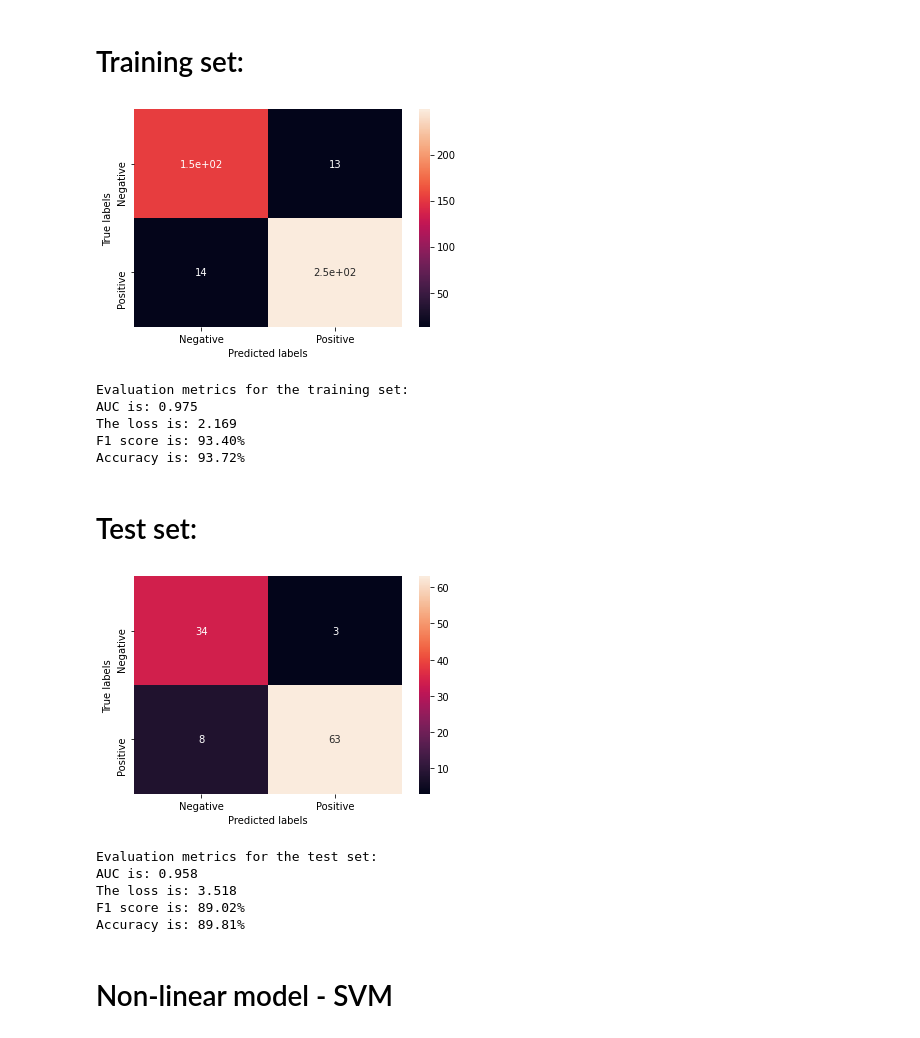
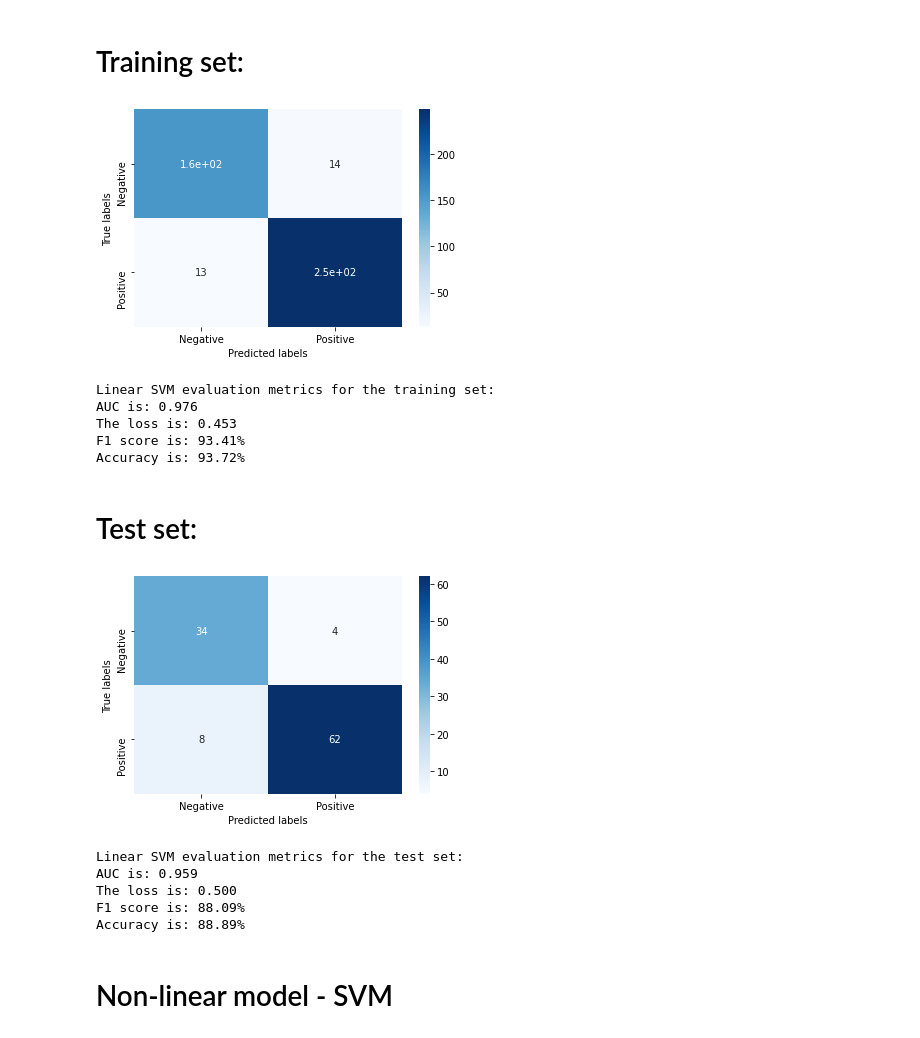
Before and after one commit to mlh-master/hw2_mlh-shir-sagi, a Jupyter notebook: HW2.ipynb, the cells around one changed output. Drawn from its saved outputs; the diff is of its cells as text; code cells hidden in the pictures.

```diff
--- a/HW2.ipynb
+++ b/HW2.ipynb
@@ -190,9 +216,10 @@ from sklearn.svm import SVC
 from sklearn.model_selection import GridSearchCV
 from sklearn.pipeline import Pipeline
 from sklearn.metrics import confusion_matrix
+from sklearn.metrics import hinge_loss
 svc = SVC(probability=True)
 pipe = Pipeline(steps=[('svm', svc)])
-C = [0.001,0.01,0.5,1,1.5,2,3,4,5,10,20,50,100,1000]
+C = [0.01,0.5,1,1.5,2,3,4,5,10,20,50,100,1000]
 svm_lin = GridSearchCV(estimator=pipe,
              param_grid={'svm__kernel':['linear'], 'svm__C':C},
              scoring=['accuracy','f1','precision','recall','roc_auc'],
@@ -204,10 +231,10 @@ print(svm_lin.best_params_)
 y_pred_train_svm_lin = best_svm_lin.predict(X_train)
 y_pred_proba_train_svm_lin = best_svm_lin.predict_proba(X_train)
 AUC_train_svm_lin = roc_auc_score(y_train, y_pred_proba_train_svm_lin[:,1])
-loss_train_svm_lin = log_loss(y_train, y_pred_train_svm_lin)
+loss_train_svm_lin = hinge_loss(y_train, y_pred_train_svm_lin)
 
 y_pred_test_svm_lin = best_svm_lin.predict(X_test)
 y_pred_proba_test_svm_lin = best_svm_lin.predict_proba(X_test)
 AUC_test_svm_lin = roc_auc_score(y_test, y_pred_proba_test_svm_lin[:,1])
-loss_test_svm_lin = log_loss(y_test, y_pred_test_svm_lin)
+loss_test_svm_lin = hinge_loss(y_test, y_pred_test_svm_lin)
 # %% [output]
@@ -233,43 +260,43 @@ Fitting 5 folds for each of 14 candidates, totalling 70 fits
 # %%
 cnf_matrix_train = metrics.confusion_matrix(y_pred_train_svm_lin, y_train)
 ax1 = plt.subplot()
-sns.heatmap(cnf_matrix_train, annot=True, xticklabels=['Negative','Positive'], yticklabels=['Negative','Positive'])
+sns.heatmap(cnf_matrix_train, annot=True,cmap=plt.cm.Blues, xticklabels=['Negative','Positive'], yticklabels=['Negative','Positive'])
 ax1.set(ylabel='True labels', xlabel='Predicted labels')
 plt.show()
 
-print('Evaluation metrics for the training set:')
+print('Linear SVM evaluation metrics for the training set:')
 print('AUC is: %.3f' % (AUC_train_svm_lin))
 print('The loss is: %.3f' % (loss_train_svm_lin))
 print("F1 score is: " + str("{0:.2f}".format(100 * metrics.f1_score(y_train, y_pred_train_svm_lin, average='macro'))) + "%")
 print("Accuracy is: " + str("{0:.2f}".format(100 * metrics.accuracy_score(y_train, y_pred_train_svm_lin))) + "%")
 # %% [output]
-[figure, old version]
+[figure, new version]
-Evaluation metrics for the training set:
-AUC is: 0.975
-The loss is: 2.169
-F1 score is: 93.40%
+Linear SVM evaluation metrics for the training set:
+AUC is: 0.976
+The loss is: 0.453
+F1 score is: 93.41%
 Accuracy is: 93.72%
 # %% [markdown]
 # Test set:
 # %%
 cnf_matrix_test = metrics.confusion_matrix(y_pred_test_svm_lin, y_test)
 ax1 = plt.subplot()
-sns.heatmap(cnf_matrix_test, annot=True, xticklabels=['Negative','Positive'], yticklabels=['Negative','Positive'])
+sns.heatmap(cnf_matrix_test, annot=True,cmap=plt.cm.Blues, xticklabels=['Negative','Positive'], yticklabels=['Negative','Positive'])
 ax1.set(ylabel='True labels', xlabel='Predicted labels')
 plt.show()
 
-print('Evaluation metrics for the test set:')
+print('Linear SVM evaluation metrics for the test set:')
 print('AUC is: %.3f' % (AUC_test_svm_lin))
 print('The loss is: %.3f' % (loss_test_svm_lin))
 print("F1 score is: " + str("{0:.2f}".format(100 * metrics.f1_score(y_test, y_pred_test_svm_lin, average='macro'))) + "%")
 print("Accuracy is: " + str("{0:.2f}".format(100 * metrics.accuracy_score(y_test, y_pred_test_svm_lin))) + "%")
 # %% [output]
-[figure, old version]
+[figure, new version]
-Evaluation metrics for the test set:
-AUC is: 0.958
-The loss is: 3.518
-F1 score is: 89.02%
-Accuracy is: 89.81%
+Linear SVM evaluation metrics for the test set:
+AUC is: 0.959
+The loss is: 0.500
+F1 score is: 88.09%
+Accuracy is: 88.89%
 # %% [markdown]
 # Non-linear model - SVM
 # %%
```
Also changed, not shown: parts of 74 cells of this notebook, 2 other files.
